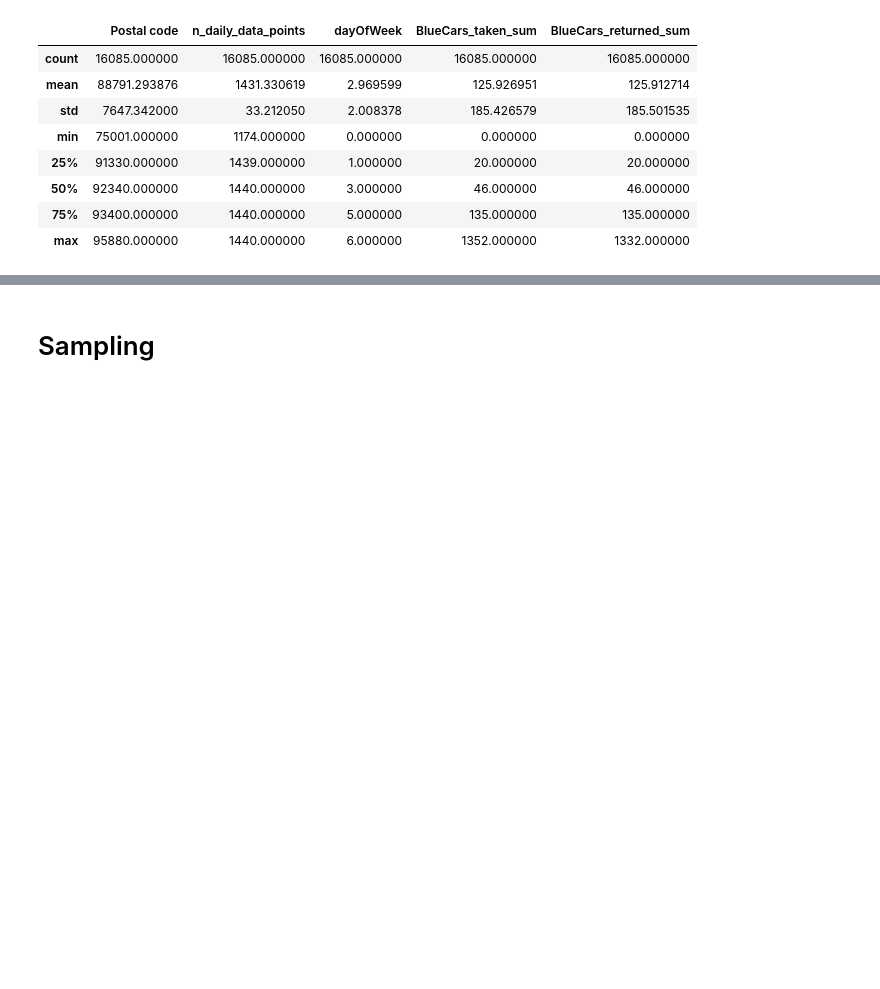
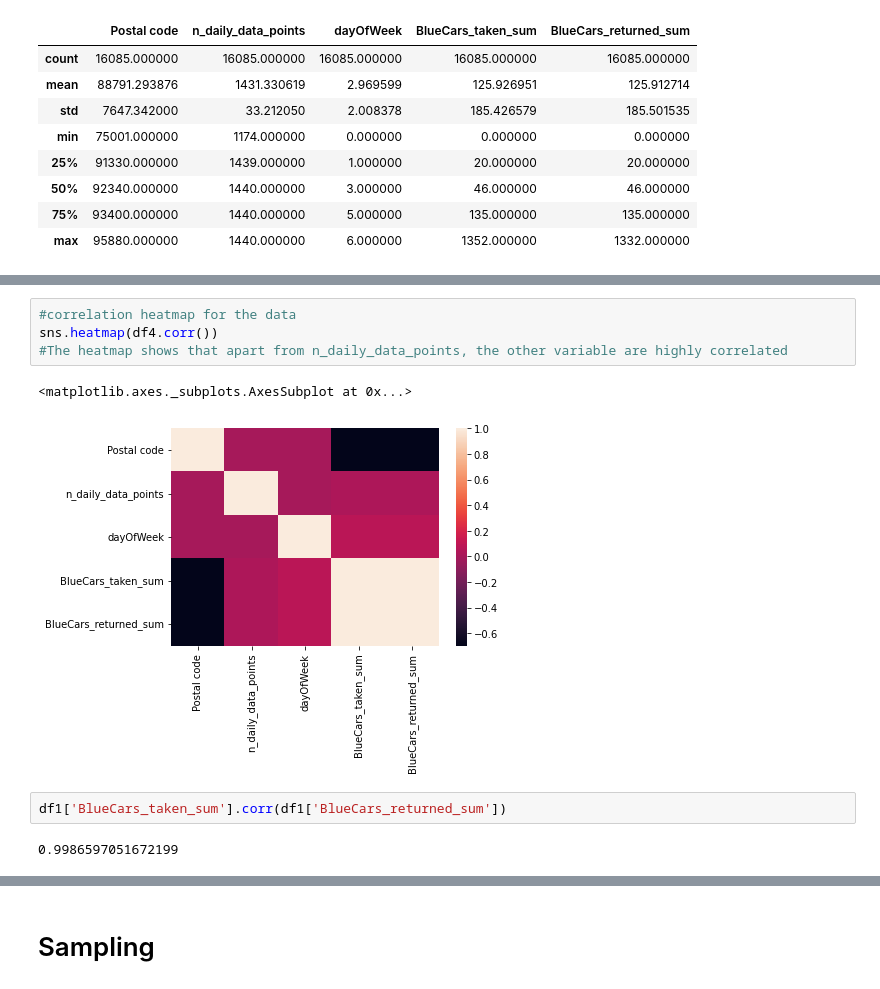
Before and after one commit to castynyaga/Statistics-IP, a Jupyter notebook: Statistics_IP_Casty_Nyaga.ipynb, the cells around one changed output, grey strips where cells are left out. Drawn from its saved outputs; the diff is of its cells as text; blank space fills up the shorter version.

```diff
--- a/Statistics_IP_Casty_Nyaga.ipynb
+++ b/Statistics_IP_Casty_Nyaga.ipynb
@@ -662,0 +693,11 @@ df4.describe()
+# %%
+#correlation heatmap for the data
+sns.heatmap(df4.corr())
+#The heatmap shows that apart from n_daily_data_points, the other variable are highly correlated
+# %% [output]
+<matplotlib.axes._subplots.AxesSubplot at 0x...>
+[figure, added]
+# %%
+df1['BlueCars_taken_sum'].corr(df1['BlueCars_returned_sum'])
+# %% [output]
+0.9986597051672199
```
Also changed, not shown: parts of 14 cells of this notebook.
